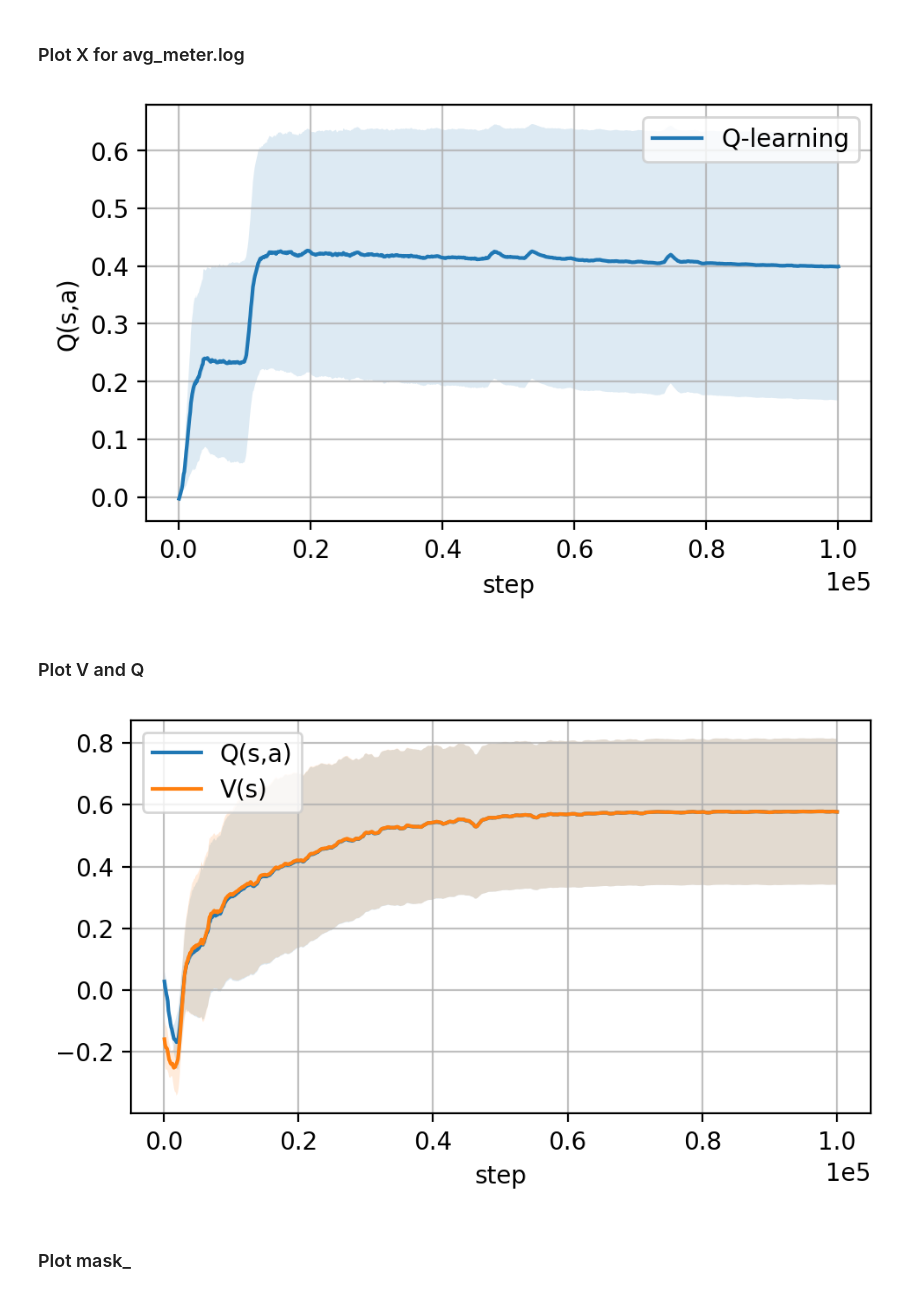
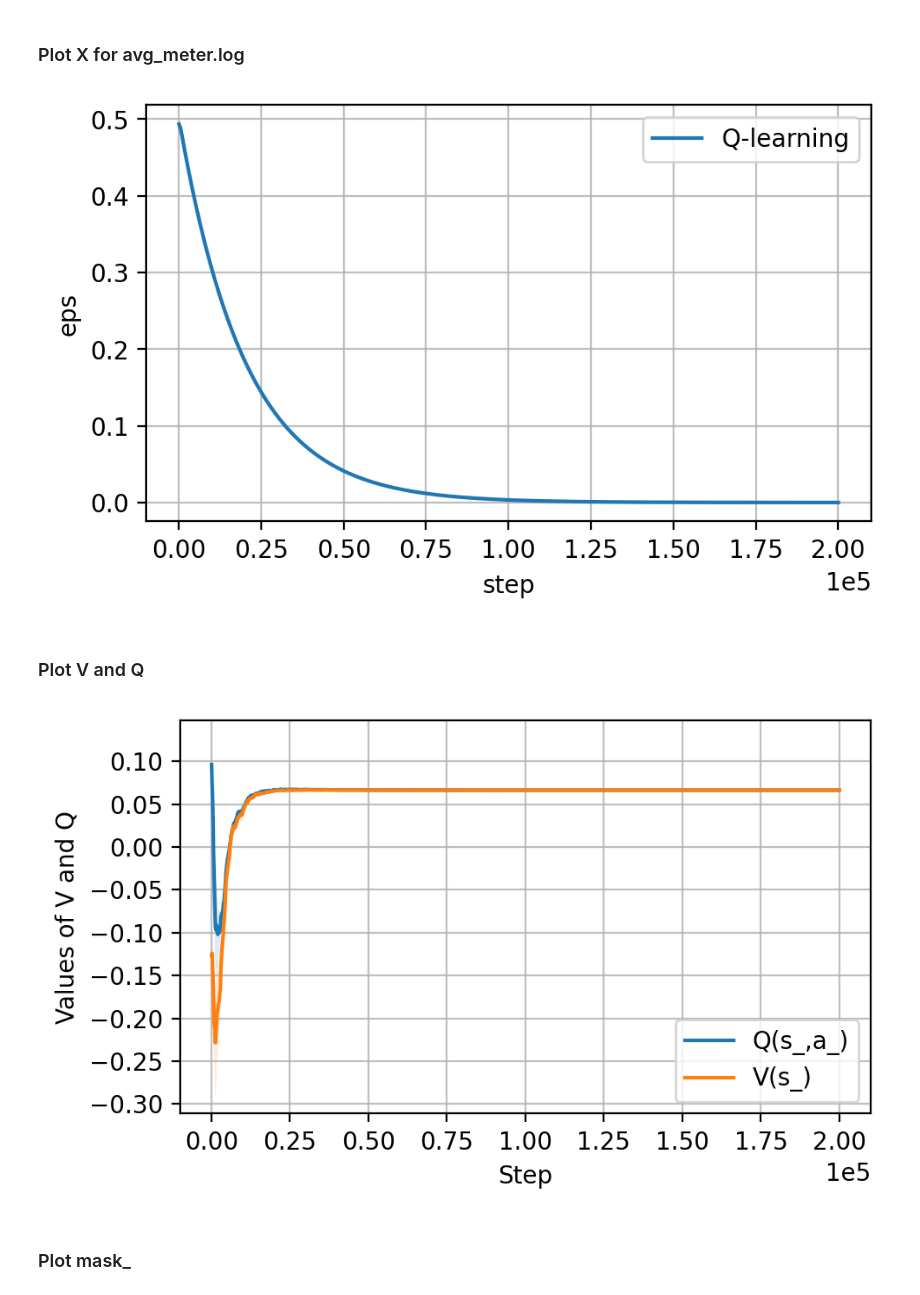
Before and after one commit to xy9485/gym-simplegrid, a Jupyter notebook: two_room.ipynb, the cells around one changed output. Drawn from its saved outputs; the diff is of its cells as text; code cells hidden in the pictures.

```diff
--- a/two_room.ipynb
+++ b/two_room.ipynb
@@ -794,3 +281,5 @@ log_dir
+# %%
+log_dir = 'results/2rooms_rwd0.1/VQ-learning/randinit1_eps0.5to0.0_decay0.99995_buffer1_1_is0.0_syncVQ0_repeat20_steps200000' + ""
 # %% [markdown]
 ### Plot Episodic Reward
 # %%
@@ -817,45 +310,49 @@ plot_metric(log_path, key_name, value_name, x_label, y_label, label_name=label_n
 ### Plot X for avg_meter.log
 # %%
 key_name = "step"
-value_name = "Q(s,a)"
+# value_name = "Q(s,a)"
+# value_name = "maxQ"
+value_name = "eps"
 x_label = key_name
 y_label = value_name
 label_name = algo_name
 # log_path = os.path.join(log_dir, "episodic.log")
 log_path = os.path.join(log_dir, "avg_meter.log")
-save_path = os.path.join(log_dir, "step-Q.png")
+save_path = os.path.join(log_dir, f"step-{value_name}.png")
 
 plot_metric(log_path, key_name, value_name, x_label, y_label, label_name=label_name, interpolate=True, smooth=10, max_key=True, save_path=save_path)
 # %% [output]
-[figure, old version]
+[figure, new version]
 # %% [markdown]
 ### Plot V and Q
 # %%
 
+x_label = "Step"
+y_label = 'Values of V and Q'
+
 key_name = "step"
-value_name = "Q(s,a)"
+value_name = "Q(s_,a_)"
 # value_name = "maxQ"
-x_label = key_name
-y_label = ''
 curve_name = value_name
+
 log_path = os.path.join(log_dir, "avg_meter.log")
-save_path = os.path.join(log_dir, "step-V-Q.png")
+save_path = os.path.join(log_dir, "step-V-Q")
 
 plot_metric(log_path, key_name, value_name, x_label, y_label, label_name=curve_name, interpolate=False, smooth=10, max_key=True, save_path=False)
-value_name = "V(s)"
+value_name = "V(s_)"
 curve_name = value_name
 plot_metric(log_path, key_name, value_name, x_label, y_label, label_name=curve_name, interpolate=True, smooth=10, max_key=True, save_path=save_path)
 
 
 # log_path = os.path.join(log_dir, "avg_meter.log")
 # x_label = "step"
 # y_label = "Q(s,a)"
 # plot_metric(log_path, x_label, y_label, label_name="Q(s,a)", interpolate=False)
 # x_label = "step"
 # y_label = "V(s)"
 # plot_metric(log_path, x_label, y_label, label_name="V(s)", interpolate=False)
 # %% [output]
-[figure, old version]
+[figure, new version]
 # %% [markdown]
 ### Plot mask_
 # %%
```
Also changed, not shown: parts of 16 cells of this notebook, 7 other files.
